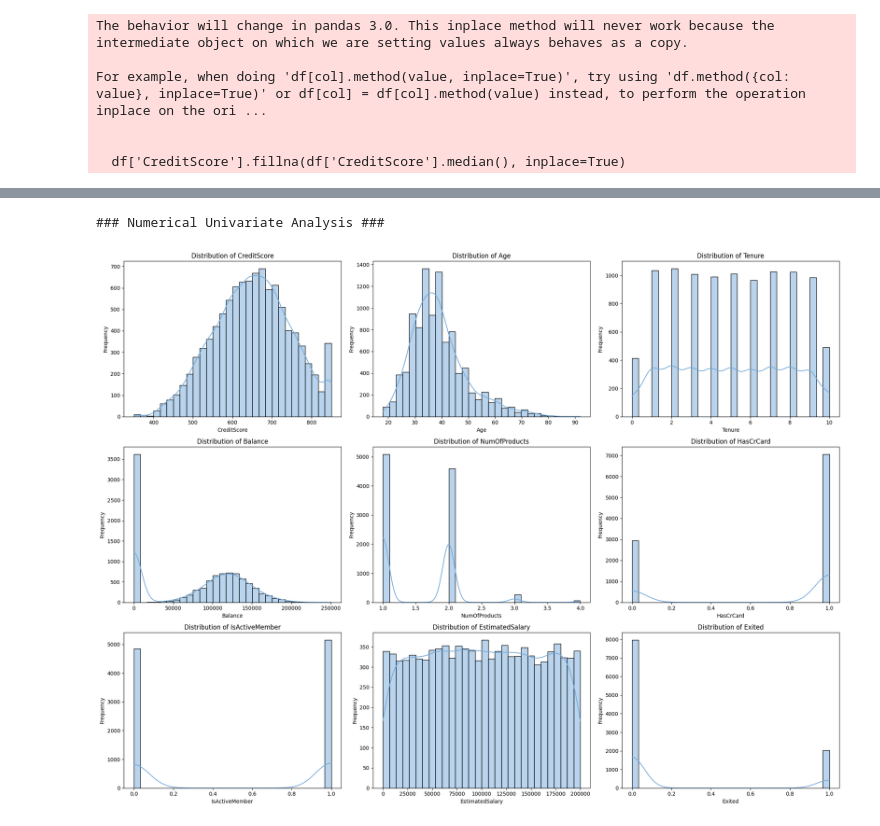
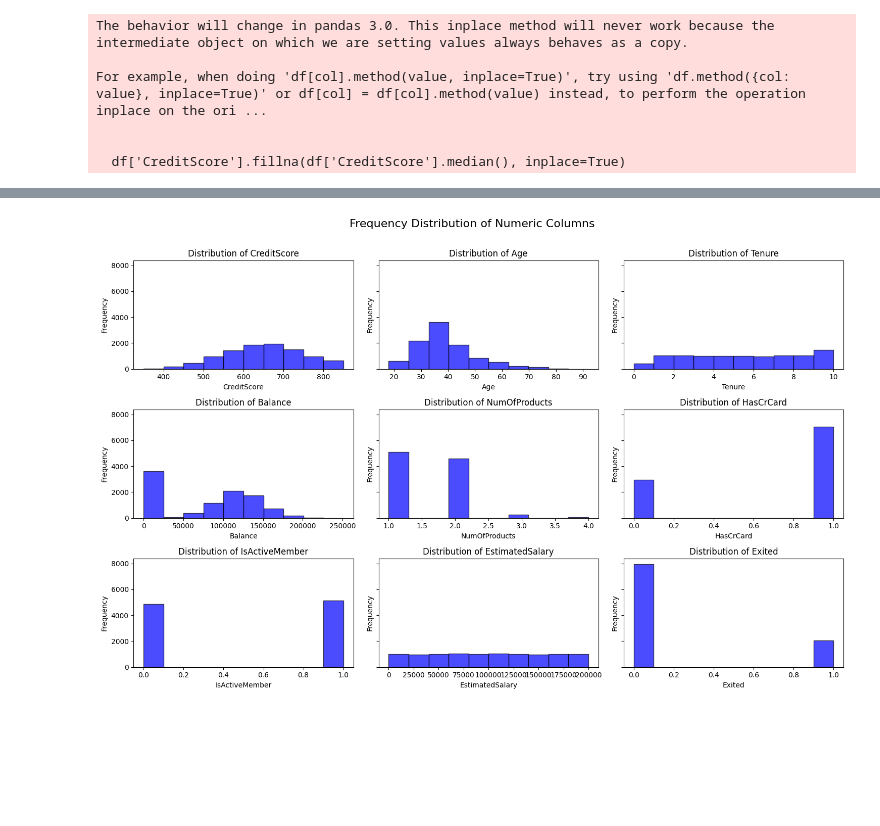
Before and after one commit to MrArthor/CDAC_Project_Work, a Jupyter notebook: Implementation/EDA Customer CHURN.ipynb, the cells around one changed output, grey strips where cells are left out. Saved outputs shown, nothing was run; the diff lists cells and outputs as text; code cells hidden in the pictures; blank space fills up the shorter version.

```diff
--- a/Implementation/EDA Customer CHURN.ipynb
+++ b/Implementation/EDA Customer CHURN.ipynb
@@ -133,32 +158,44 @@ max             1.0      199992.4800     1.0
 # %%
-def numerical_univariate_analysis(df):
 
+def plot_numeric_distributions(df, cols_per_row=3, bins=10):
+    """
+    Plot frequency distributions for numeric columns in a DataFrame.
 
-    print("\n### Numerical Univariate Analysis ###")
-    num_columns = df.select_dtypes(include=[np.number]).columns
-    num_plots = len(num_columns)
+    Parameters:
+        df (DataFrame): The input DataFrame.
+        cols_per_row (int): Number of plots per row (default is 3).
+        bins (int): Number of bins for the histograms (default is 10).
 
-    rows = (num_plots // 3) + (num_plots % 3 > 0)
+    Returns:
+        None
+    """
+    # Select numeric columns
+    numeric_cols = df.select_dtypes(include='number')
+    num_cols = len(numeric_cols.columns)
+    num_rows = (num_cols + cols_per_row - 1) // cols_per_row  # Calculate number of rows needed
 
-    fig, axes = plt.subplots(rows, 3, figsize=(20, rows * 5))
-    axes = axes.flatten()
+    # Create subplots
+    fig, axarr = plt.subplots(num_rows, cols_per_row, figsize=(15, num_rows * 3), sharey=True)
+    axarr = axarr.flatten()  # Flatten the axes for easy indexing
 
-    for i, col in enumerate(num_columns):
-        sns.histplot(df[col], kde=True, bins=30, color='#75aadb', ax=axes[i])  # Custom hex color
-        axes[i].set_title(f'Distribution of {col}')
-        axes[i].set_xlabel(col)
-        axes[i].set_ylabel('Frequency')
+    for ind, col in enumerate(numeric_cols.columns):
+        axarr[ind].hist(df[col], bins=bins, color='blue', alpha=0.7, edgecolor='black')
+        axarr[ind].set_title(f'Distribution of {col}', fontsize=12)
+        axarr[ind].set_xlabel(col)
+        axarr[ind].set_ylabel('Frequency')
 
-    # Turn off empty subplots
-    for j in range(i + 1, len(axes)):
-        axes[j].axis('off')
+    # Turn off unused subplots
+    for i in range(ind + 1, len(axarr)):
+        axarr[i].axis('off')
 
     plt.tight_layout()
+    plt.suptitle("Frequency Distribution of Numeric Columns", fontsize=16, y=1.05)
     plt.show()
-numerical_univariate_analysis(df)
-# %% [output]
-### Numerical Univariate Analysis ###
-[figure, removed]
+# %%
+
+plot_numeric_distributions(df, cols_per_row=3, bins=10)
+# %% [output]
+[figure, added]
 # %%
 def categorical_univariate_analysis(df):
 
```
Also changed, not shown: parts of 31 cells of this notebook, 1 other file.
